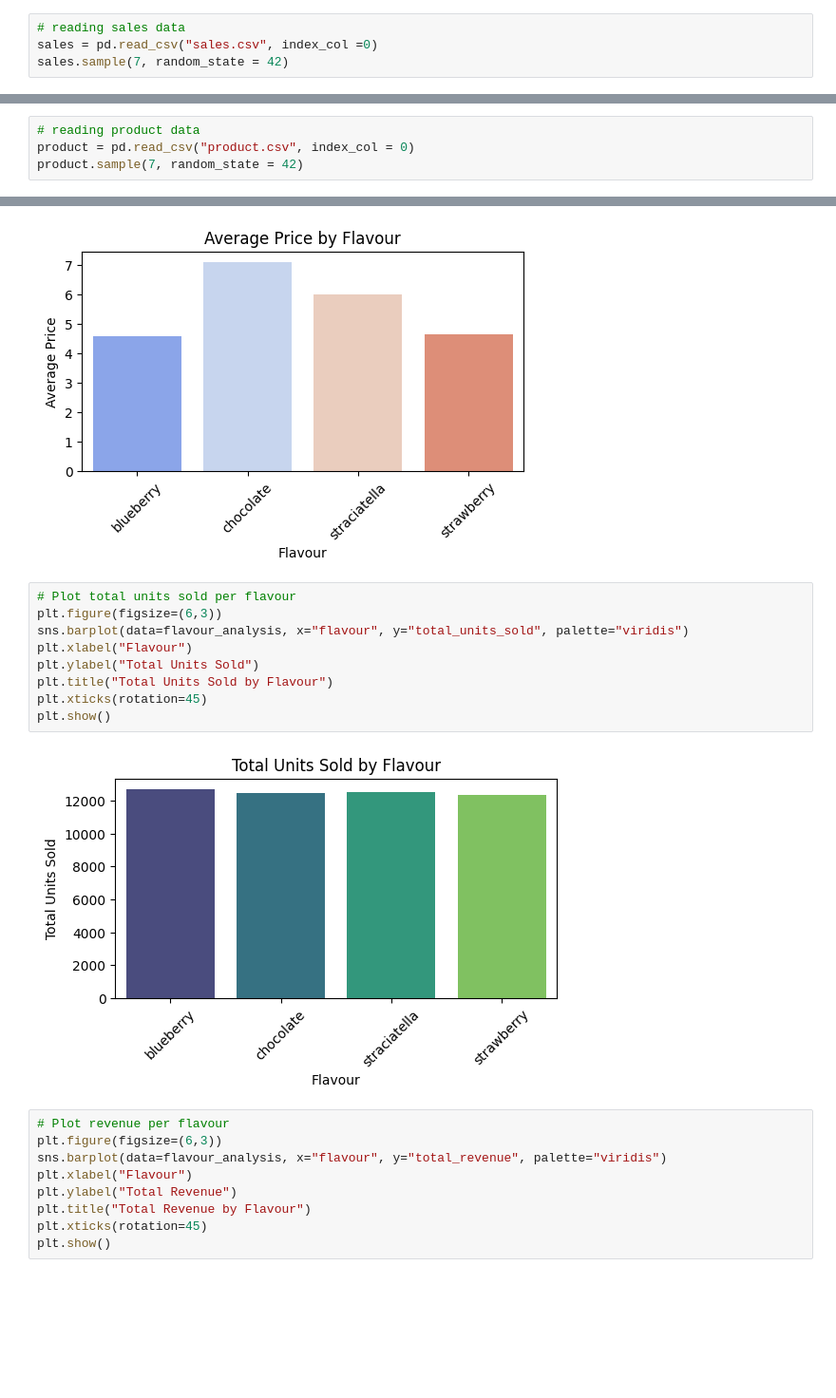
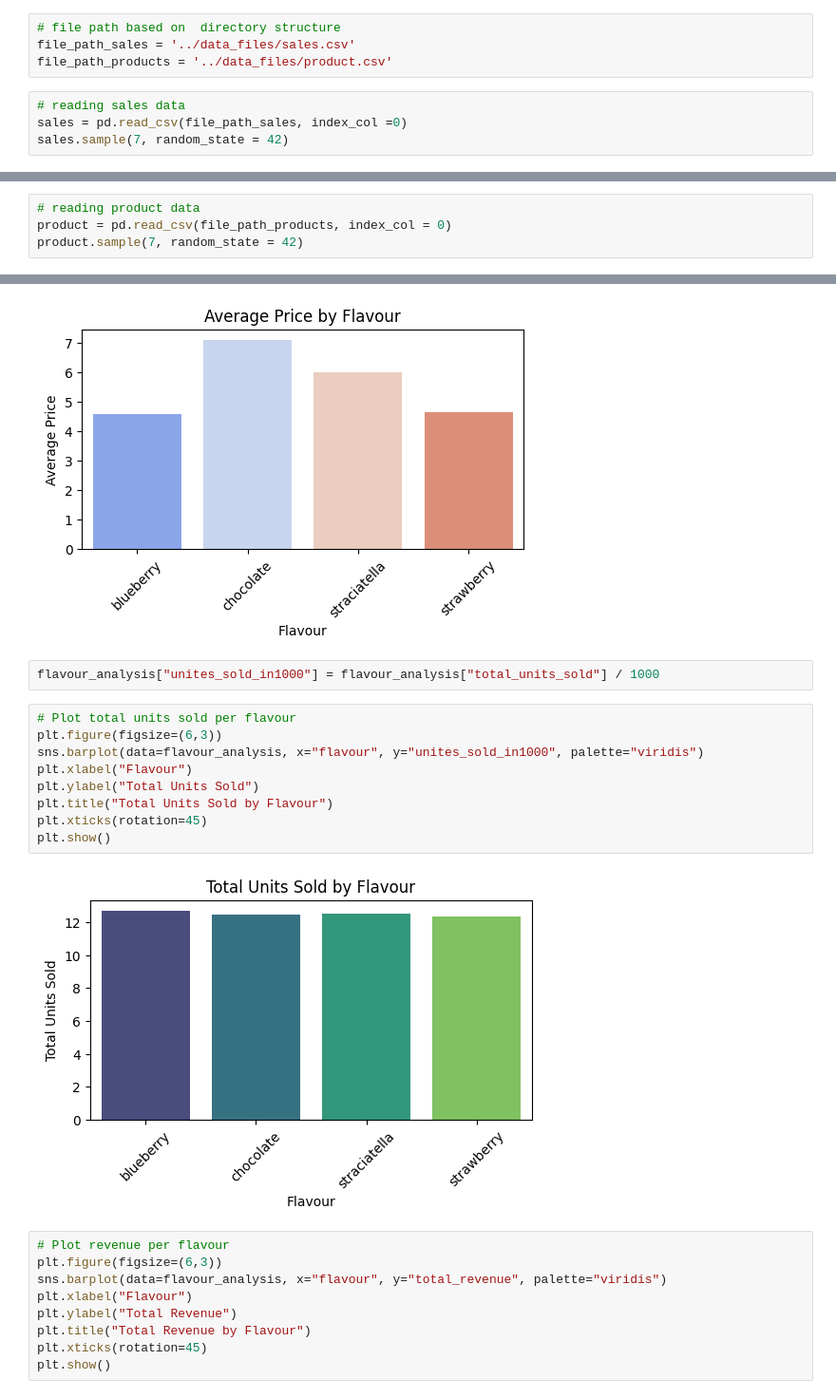
Before and after one commit to RasimBa/Mueller-Price-Optimisation, a Jupyter notebook: jupyter_files/Mueller Price Optimisation.ipynb, the cells around one changed output, grey strips where cells are left out. Shown: that part at 95% size. Drawn from its saved outputs; the diff is of its cells as text; blank space fills up the shorter version.

Commit message:
Added file paths and some additional statistical metrics

```diff
--- a/jupyter_files/Mueller Price Optimisation.ipynb
+++ b/jupyter_files/Mueller Price Optimisation.ipynb
@@ -14,9 +14,13 @@ import warnings
 warnings.filterwarnings("ignore")
 # %% [markdown]
 ### **Initial Data Exploration: Sales Data**
+# %%
+# file path based on  directory structure
+file_path_sales = '../data_files/sales.csv'
+file_path_products = '../data_files/product.csv'
 # %%
 # reading sales data
-sales = pd.read_csv("sales.csv", index_col =0)
+sales = pd.read_csv(file_path_sales, index_col =0)
 sales.sample(7, random_state = 42)
 # %% [output]
 |  | date | product_id | price | units |
@@ -80,7 +84,7 @@ sales.describe().T
 ### **Initial Data Exploration: Product Data**
 # %%
 # reading product data
-product = pd.read_csv("product.csv", index_col = 0)
+product = pd.read_csv(file_path_products, index_col = 0)
 product.sample(7, random_state = 42)
 # %% [output]
 |  | brand | flavour | volume_per_joghurt_g | packsize | product_id |
@@ -282,17 +286,19 @@ plt.xticks(rotation=45)
 plt.show()
 # %% [output]
 [figure]
+# %%
+flavour_analysis["unites_sold_in1000"] = flavour_analysis["total_units_sold"] / 1000
 # %%
 # Plot total units sold per flavour
 plt.figure(figsize=(6,3))
-sns.barplot(data=flavour_analysis, x="flavour", y="total_units_sold", palette="viridis")
+sns.barplot(data=flavour_analysis, x="flavour", y="unites_sold_in1000", palette="viridis")
 plt.xlabel("Flavour")
 plt.ylabel("Total Units Sold")
 plt.title("Total Units Sold by Flavour")
 plt.xticks(rotation=45)
 plt.show()
 # %% [output]
-[figure, old version]
+[figure, new version]
 # %%
 # Plot revenue per flavour
 plt.figure(figsize=(6,3))
```
Also changed, not shown: parts of 3 cells of this notebook.
